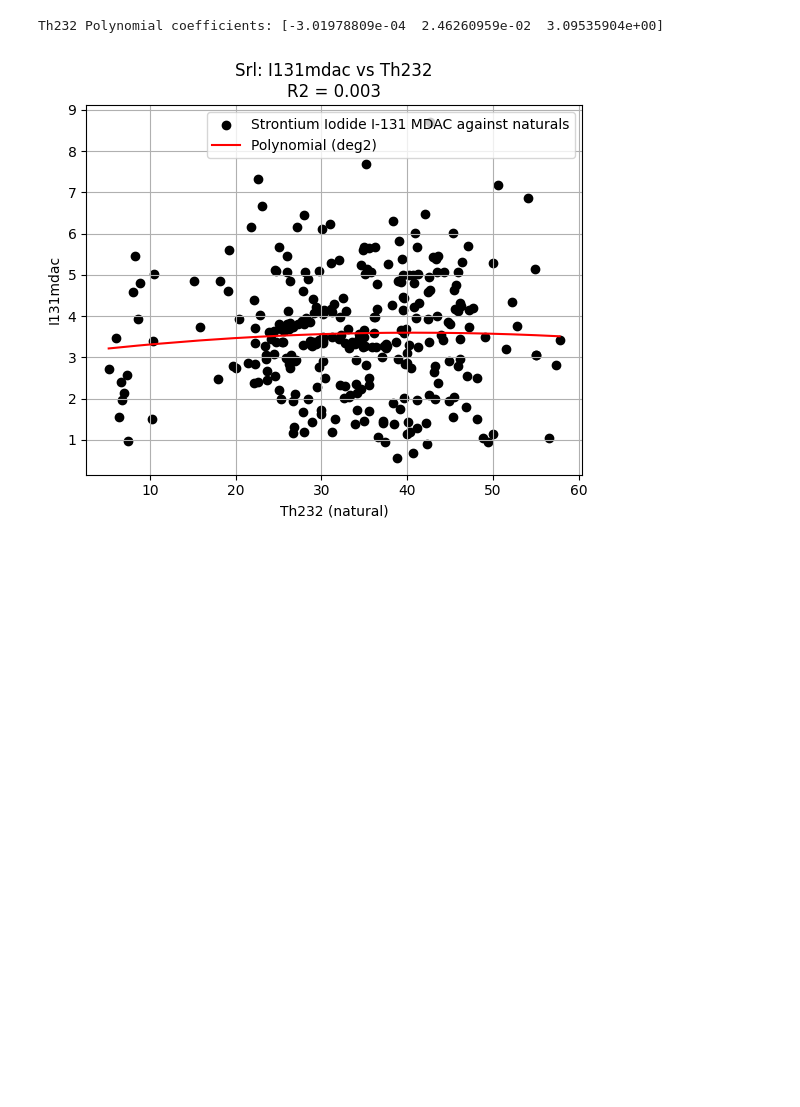
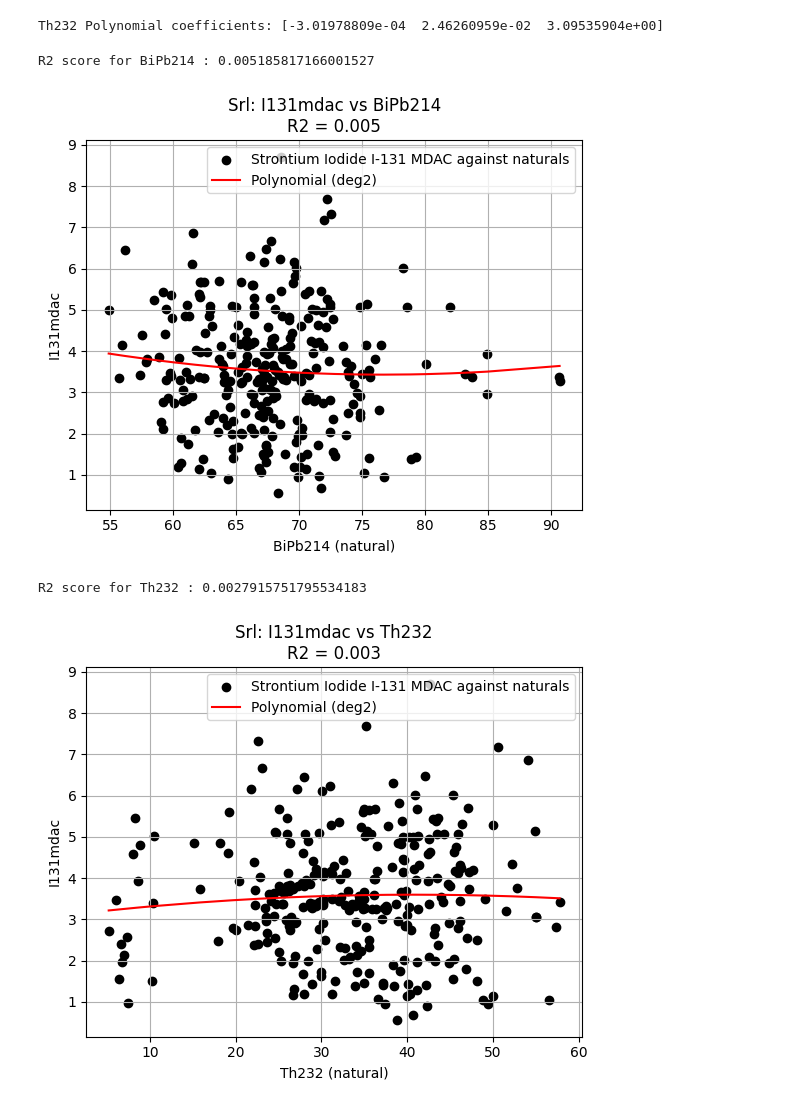
Before and after one commit to ericofosu/First-github, a Jupyter notebook: I_131_MDAC_models.ipynb, the cells around one changed output. Drawn from its saved outputs; the diff is of its cells as text; code cells hidden in the pictures; blank space fills up the shorter version.

```diff
--- a/I_131_MDAC_models.ipynb
+++ b/I_131_MDAC_models.ipynb
@@ -375,13 +375,24 @@ print(f"{nat} Polynomial coefficients:", coeffs, "\n")
 # %% [output]
 Th232 Polynomial coefficients: [-3.01978809e-04  2.46260959e-02  3.09535904e+00]
 # %%
-plt.scatter(x, y, color='black', label='Strontium Iodide I-131 MDAC against naturals')
-plt.plot(np.sort(x), poly(np.sort(x)), color='red', label=f'Polynomial (deg{degree})')
-plt.xlabel(f'{nat} (natural)')
-plt.ylabel('I131mdac')
-plt.title(f'Srl: I131mdac vs {nat}\nR2 = {r2:.3f}')
-plt.grid(True)
-plt.legend()
-plt.show()
+for nat in naturals:
+  x = srl[nat]
+  y = srl['I131mdac']
+  coeffs = np.polyfit(x, y, degree)
+  poly = np.poly1d(coeffs)
+  y_pred = poly(x)
+  r2 = 1 -np.sum((y - y_pred)**2)/np.sum((y - np.mean(y))**2)
+  print("R2 score for", nat, ":", r2)
+  plt.scatter(x, y, color='black', label='Strontium Iodide I-131 MDAC against naturals')
+  plt.plot(np.sort(x), poly(np.sort(x)), color='red', label=f'Polynomial (deg{degree})')
+  plt.xlabel(f'{nat} (natural)')
+  plt.ylabel('I131mdac')
+  plt.title(f'Srl: I131mdac vs {nat}\nR2 = {r2:.3f}')
+  plt.grid(True)
+  plt.legend()
+  plt.show()
 # %% [output]
+R2 score for BiPb214 : 0.005185817166001527
-[figure, old version]
+[figure, new version]
+R2 score for Th232 : 0.0027915751795534183
+[figure, added]
```
Also changed, not shown: parts of 9 cells of this notebook.
